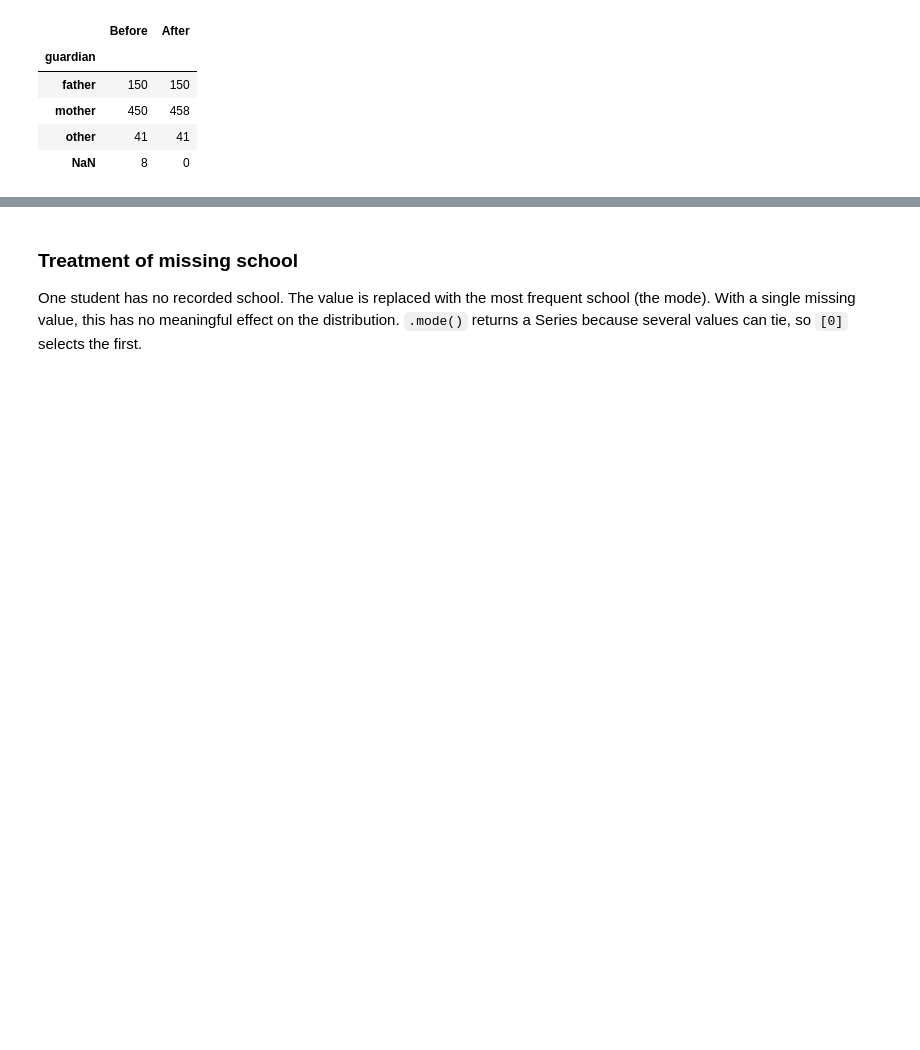
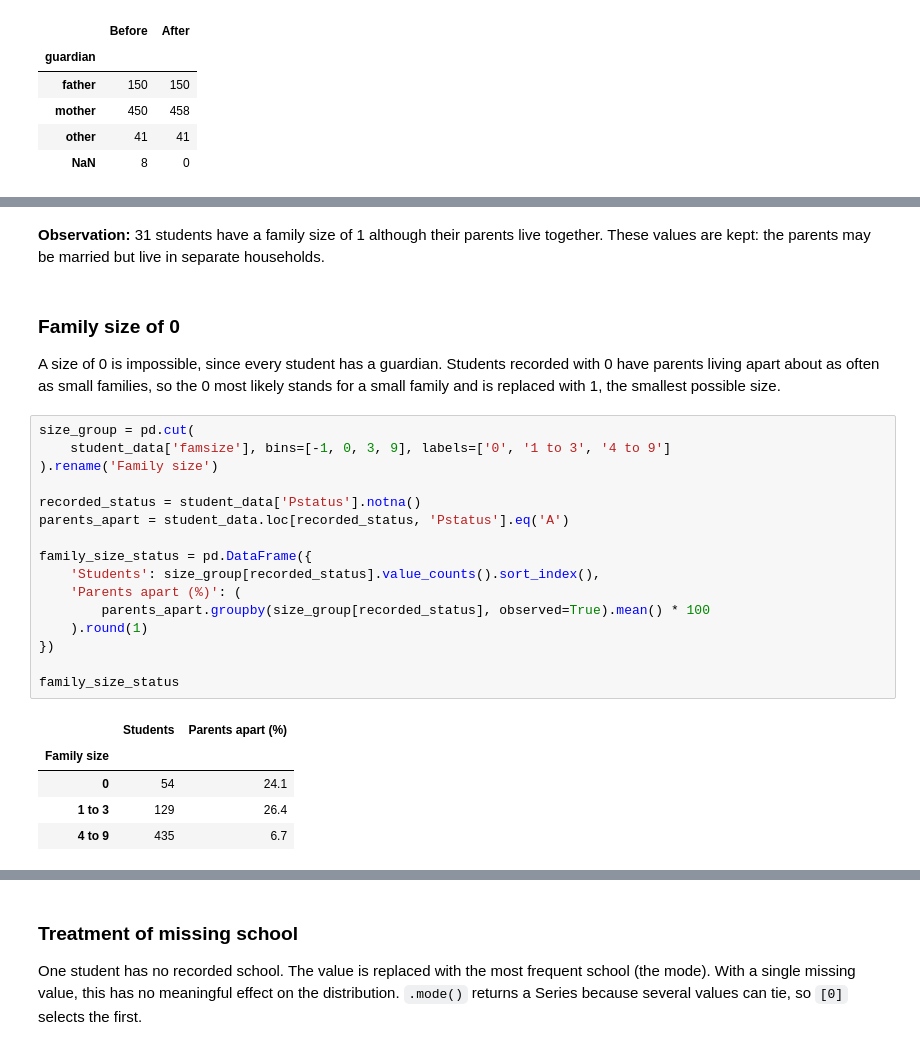
Before and after one commit to HenriqueReduto/Data-Mining-Project, a Jupyter notebook: notebooks/data_preprocessing.ipynb, the cells around one changed output, grey strips where cells are left out. Drawn from its saved outputs; the diff is of its cells as text; blank space fills up the shorter version.

```diff
--- a/notebooks/data_preprocessing.ipynb
+++ b/notebooks/data_preprocessing.ipynb
@@ -865,0 +608,33 @@ replaced_family
+# %% [markdown]
+**Observation:** 31 students have a family size of 1 although their parents
+live together. These values are kept: the parents may be married but live in
+separate households.
+# %% [markdown]
+### Family size of 0
+
+A size of 0 is impossible, since every student has a guardian. Students
+recorded with 0 have parents living apart about as often as small families,
+so the 0 most likely stands for a small family and is replaced with 1, the
+smallest possible size.
+# %%
+size_group = pd.cut(
+    student_data['famsize'], bins=[-1, 0, 3, 9], labels=['0', '1 to 3', '4 to 9']
+).rename('Family size')
+
+recorded_status = student_data['Pstatus'].notna()
+parents_apart = student_data.loc[recorded_status, 'Pstatus'].eq('A')
+
+family_size_status = pd.DataFrame({
+    'Students': size_group[recorded_status].value_counts().sort_index(),
+    'Parents apart (%)': (
+        parents_apart.groupby(size_group[recorded_status], observed=True).mean() * 100
+    ).round(1)
+})
+
+family_size_status
+# %% [output]
+|  | Students | Parents apart (%) |
+| Family size |  |  |
+| 0 | 54 | 24.1 |
+| 1 to 3 | 129 | 26.4 |
+| 4 to 9 | 435 | 6.7 |
```
Also changed, not shown: parts of 26 cells of this notebook, 2 other files.
